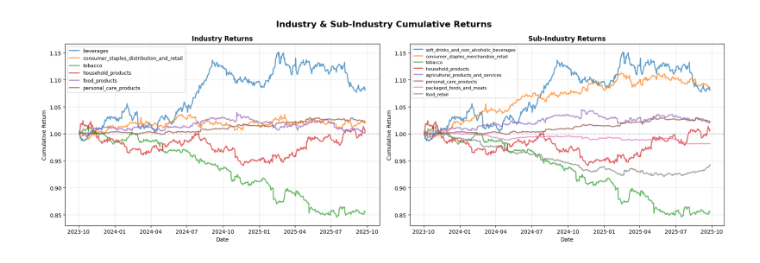
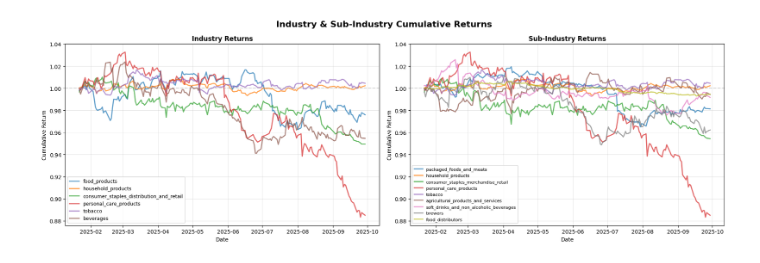
Before and after one commit to michaellaret7/ProphitAI-Backend, a Jupyter notebook: notebooks/portfolio_analysis.ipynb, the cells around one changed output. Saved outputs shown, nothing was run; the diff lists cells and outputs as text; code cells hidden in the pictures.

```diff
--- a/notebooks/portfolio_analysis.ipynb
+++ b/notebooks/portfolio_analysis.ipynb
@@ -243,7 +63,7 @@ Gross exposure: 180.00%
 # %%
 # Fetch daily price data in bulk
 end_date = datetime.now()
-start_date = end_date - timedelta(days=365 * 2)
+start_date = end_date - timedelta(days=252)
 
 start_date_str = start_date.strftime('%Y-%m-%d')
 end_date_str = end_date.strftime('%Y-%m-%d')
@@ -266,12 +86,11 @@ ticker_price_returns = {
     for t in weights if t in ticker_closes
 }
 
+# Use dropna=True to ensure clean data for beta calculation
 portfolio_daily_returns = PortfolioReturnsCalculator.weighted_daily_returns(
     ticker_price_returns,
     weights,
     dropna=False,
-    renormalize_each_day=True,
-    normalization="gross"
 )
 
 # Calculate performance metrics
@@ -279,7 +98,6 @@ annualized_return = ReturnsCalculator.annualized_return(portfolio_daily_returns,
 annual_volatility = RiskCalculator.annualized_volatility(portfolio_daily_returns, trading_days=252)
 sharpe_ratio = PerformanceCalculator.sharpe_ratio(
     portfolio_daily_returns,
-    rf_annual=0.04,  # 4% risk-free rate
     periods_per_year=252
 )
 
@@ -292,9 +110,15 @@ if "SPY" in ticker_closes:
         rf_annual=0.04,
         periods_per_year=252
     )
+    # Calculate beta vs SPY using RiskCalculator
+    beta = RiskCalculator.beta(
+        asset_daily_returns=portfolio_daily_returns,
+        market_daily_returns=spy_returns
+    )
 else:
     print("SPY benchmark data not available")
     alpha = np.nan
+    beta = np.nan
 
 # Print results
 print("=" * 60)
@@ -304,6 +128,7 @@ print(f"Annualized Return:     {annualized_return:>8.2%}")
 print(f"Annual Volatility:     {annual_volatility:>8.2%}")
 print(f"Sharpe Ratio:          {sharpe_ratio:>8.2f}")
 print(f"Alpha vs SPY:          {alpha:>8.2%}")
+print(f"Beta vs SPY:           {beta:>8.2f}")
 print("=" * 60)
 # %% [output]
 Fetching daily price data in bulk (including SPY benchmark)...
@@ -502,9 +328,7 @@ for industry, tickers_weights in industry_groups.items():
     industry_daily_returns = PortfolioReturnsCalculator.weighted_daily_returns(
         industry_ticker_returns,
         tickers_weights,
-        dropna=False,
-        renormalize_each_day=True,
-        normalization="gross"
+        dropna=False
     )
     industry_returns[industry] = industry_daily_returns
 
@@ -515,9 +339,7 @@ for sub_industry, tickers_weights in sub_industry_groups.items():
     sub_industry_daily_returns = PortfolioReturnsCalculator.weighted_daily_returns(
         sub_industry_ticker_returns,
         tickers_weights,
-        dropna=False,
-        renormalize_each_day=True,
-        normalization="gross"
+        dropna=False
     )
     sub_industry_returns[sub_industry] = sub_industry_daily_returns
 
@@ -529,31 +351,31 @@ fig.suptitle('Industry & Sub-Industry Cumulative Returns', fontsize=16, fontweig
 ax1 = axes[0]
 for industry, returns in industry_returns.items():
     cumulative_returns = (1 + returns).cumprod()
     ax1.plot(cumulative_returns.index, cumulative_returns.values,
             linewidth=2, alpha=0.7, label=industry)
 
 ax1.axhline(y=1.0, color='gray', linestyle='--', alpha=0.3)
 ax1.set_title('Industry Returns', fontweight='bold')
 ax1.set_xlabel('Date')
 ax1.set_ylabel('Cumulative Return')
 ax1.legend(loc='best', fontsize=9)
 ax1.grid(True, alpha=0.3)
 
 # 2. Sub-industry returns
 ax2 = axes[1]
 for sub_industry, returns in sub_industry_returns.items():
     cumulative_returns = (1 + returns).cumprod()
     ax2.plot(cumulative_returns.index, cumulative_returns.values,
             linewidth=2, alpha=0.7, label=sub_industry)
 
 ax2.axhline(y=1.0, color='gray', linestyle='--', alpha=0.3)
 ax2.set_title('Sub-Industry Returns', fontweight='bold')
 ax2.set_xlabel('Date')
 ax2.set_ylabel('Cumulative Return')
 ax2.legend(loc='best', fontsize=8)
 ax2.grid(True, alpha=0.3)
 
 plt.tight_layout()
 plt.show()
 # %% [output]
-[figure, old version]
+[figure, new version]
```
Also changed, not shown: parts of 6 cells of this notebook, 42 other files.
